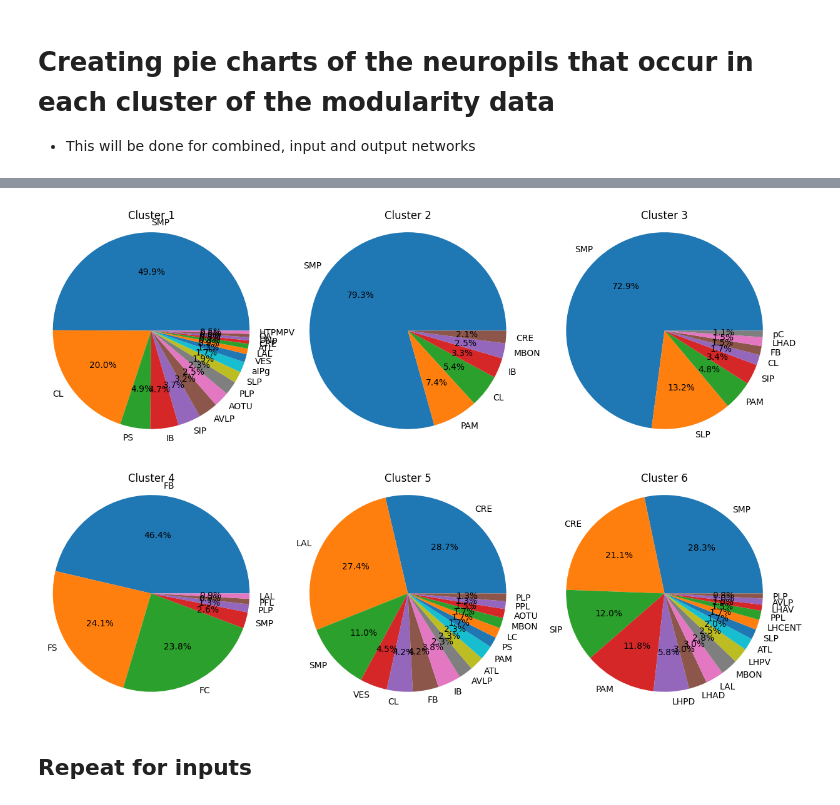
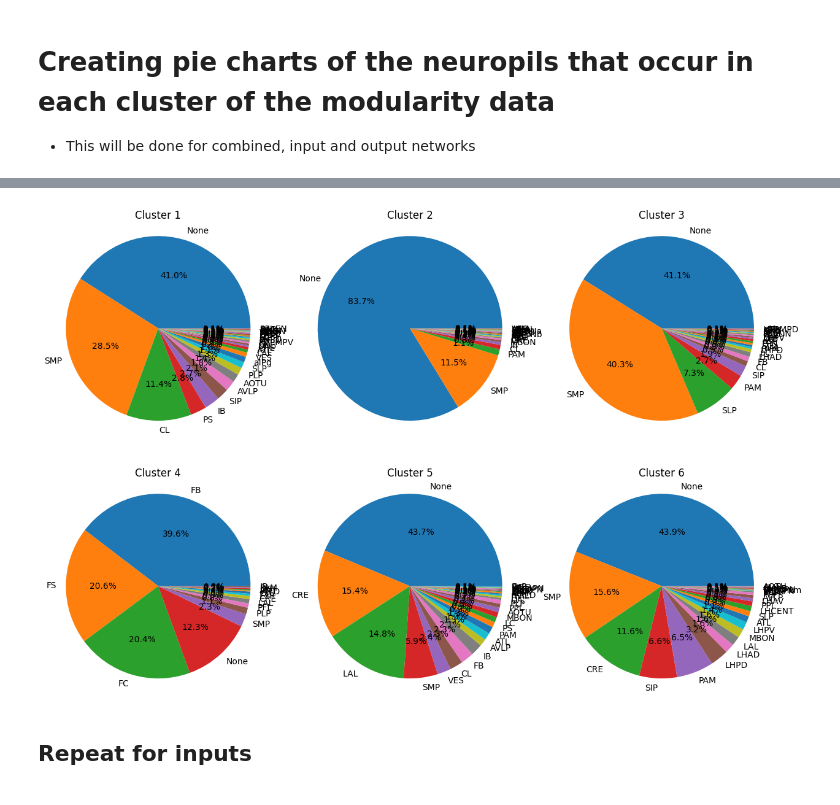
Before and after one commit to RhessaWL/flybrain-clustering, a Jupyter notebook: piechart_ovi.ipynb, the cells around one changed output, grey strips where cells are left out. Saved outputs shown, nothing was run; the diff lists cells and outputs as text; code cells hidden in the pictures.

Commit message:
update to preprocessed graphs and changes to nt and piechart files

```diff
--- a/piechart_ovi.ipynb
+++ b/piechart_ovi.ipynb
@@ -37,19 +37,19 @@ full.head()
 # %%
 # Plots each cluster in a pie chart
 cluster_list = [1,2,3,4,5,6] # create cluster list
 
 fig, ax = plt.subplots(2, 3, figsize=(15, 10))
 for i in cluster_list:
     cluster = full[full['0.0'] == i] # create cluster dataframe
     # Filter data so that None is excluded and there is a cutoff of 3
     data = cluster['type_group'].value_counts()
-    data = data[data.index != 'None']
-    data = data[data > 3]
+    #data = data[data.index != 'None']
+    #data = data[data > 3]
     # plot pie chart by value counts without none
-    ax[int((i-1)/3), (i-1)%3].pie(data, labels = data.index, autopct='%1.1f%%', radius=1.15)
+    ax[int((i-1)/3), (i-1)%3].pie(data, labels = data.index, autopct='%1.1f%%', radius=1.10)
     ax[int((i-1)/3), (i-1)%3].set_title('Cluster ' + str(i))
 # %% [output]
-[figure, old version]
+[figure, new version]
 # %% [markdown]
 ## Repeat for inputs
 # %%
```
Also changed, not shown: parts of 11 cells of this notebook, 33 other files.
